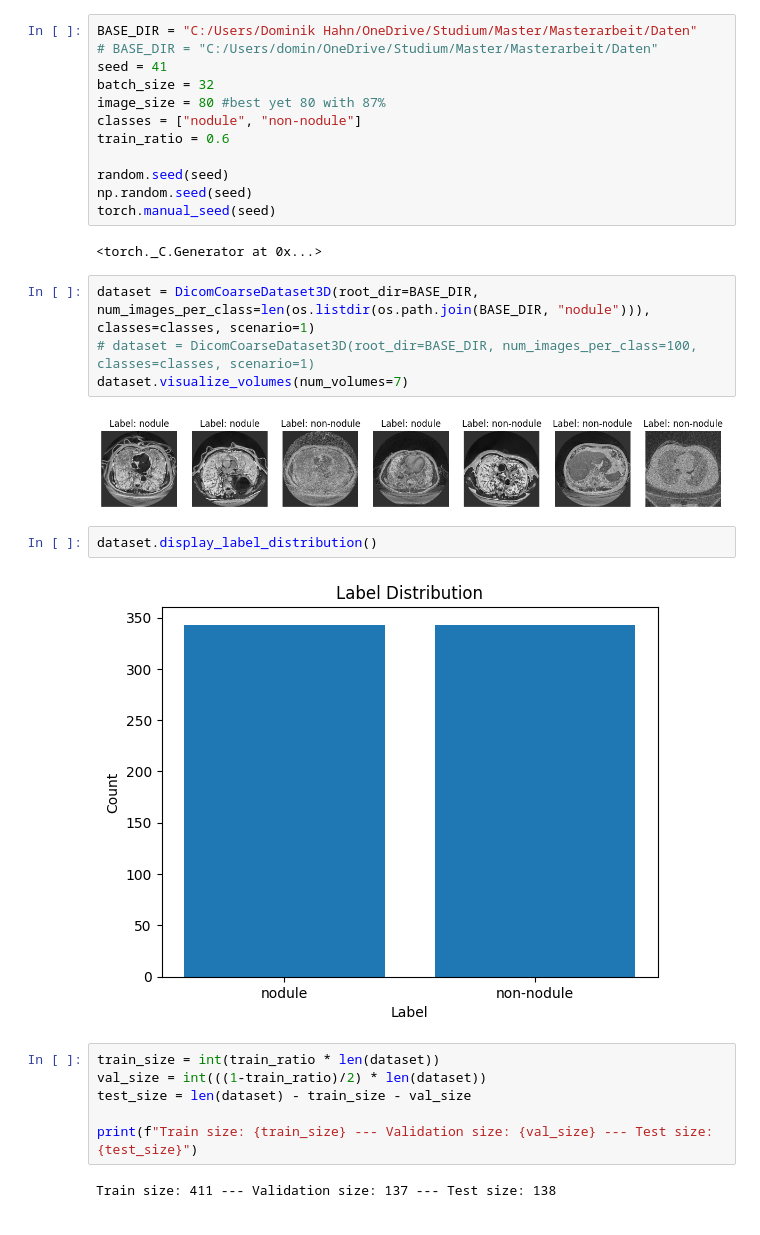
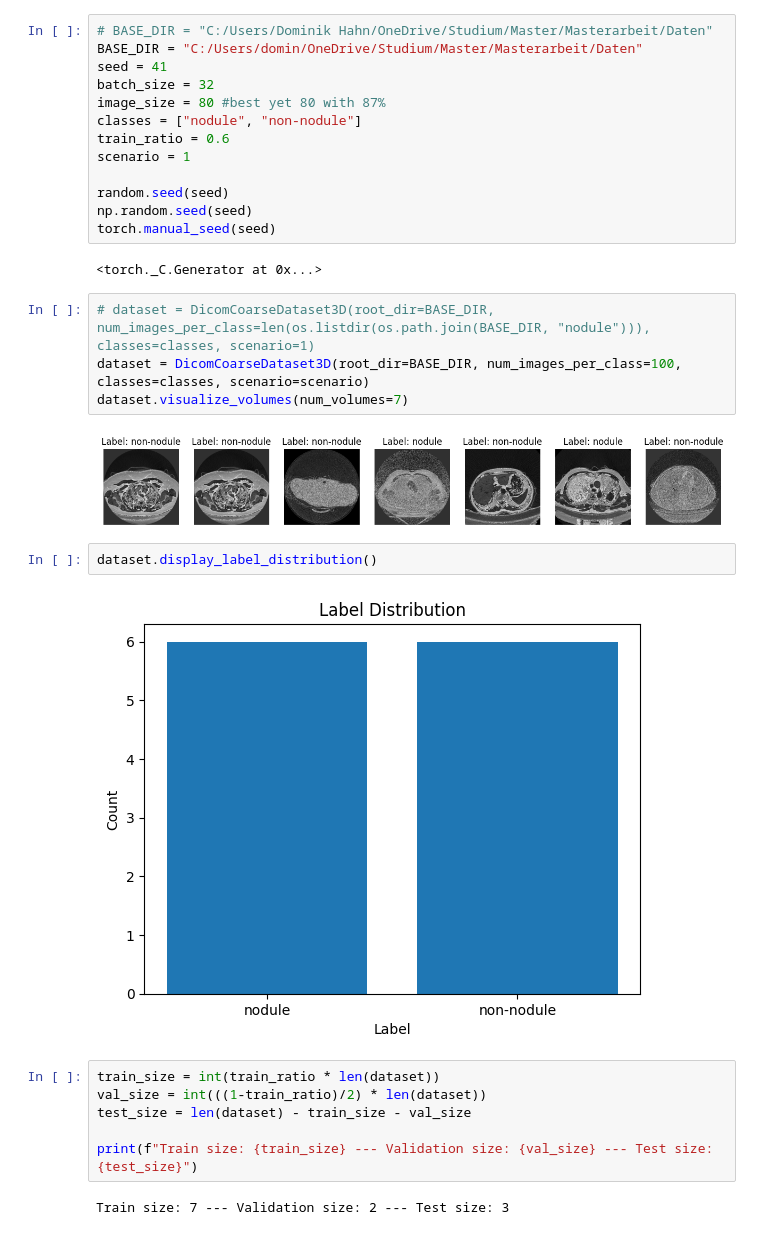
Before and after one commit to DominikHahn1407/Masterarbeit, a Jupyter notebook: Final Models/3dcnn_coarse.ipynb, the cells around one changed output. Drawn from its saved outputs; the diff is of its cells as text.

```diff
--- a/Final Models/3dcnn_coarse.ipynb
+++ b/Final Models/3dcnn_coarse.ipynb
@@ -11,13 +11,14 @@ from Callbacks import EarlyStopping
 from TransferLearningModel import TransferLearningModel
 from utils import DicomCoarseDataset3D
 # %%
-BASE_DIR = "C:/Users/Dominik Hahn/OneDrive/Studium/Master/Masterarbeit/Daten"
-# BASE_DIR = "C:/Users/domin/OneDrive/Studium/Master/Masterarbeit/Daten"
+# BASE_DIR = "C:/Users/Dominik Hahn/OneDrive/Studium/Master/Masterarbeit/Daten"
+BASE_DIR = "C:/Users/domin/OneDrive/Studium/Master/Masterarbeit/Daten"
 seed = 41
 batch_size = 32
 image_size = 80 #best yet 80 with 87%
 classes = ["nodule", "non-nodule"]
 train_ratio = 0.6
+scenario = 1
 
 random.seed(seed)
 np.random.seed(seed)
@@ -25,15 +26,15 @@ torch.manual_seed(seed)
 # %% [output]
 <torch._C.Generator at 0x...>
 # %%
-dataset = DicomCoarseDataset3D(root_dir=BASE_DIR, num_images_per_class=len(os.listdir(os.path.join(BASE_DIR, "nodule"))), classes=classes, scenario=1)
-# dataset = DicomCoarseDataset3D(root_dir=BASE_DIR, num_images_per_class=100, classes=classes, scenario=1)
+# dataset = DicomCoarseDataset3D(root_dir=BASE_DIR, num_images_per_class=len(os.listdir(os.path.join(BASE_DIR, "nodule"))), classes=classes, scenario=1)
+dataset = DicomCoarseDataset3D(root_dir=BASE_DIR, num_images_per_class=100, classes=classes, scenario=scenario)
 dataset.visualize_volumes(num_volumes=7)
 # %% [output]
-[figure, old version]
+[figure, new version]
 # %%
 dataset.display_label_distribution()
 # %% [output]
-[figure, old version]
+[figure, new version]
 # %%
 train_size = int(train_ratio * len(dataset))
 val_size = int(((1-train_ratio)/2) * len(dataset))
@@ -41,6 +42,6 @@ test_size = len(dataset) - train_size - val_size
 
 print(f"Train size: {train_size} --- Validation size: {val_size} --- Test size: {test_size}")
 # %% [output]
-Train size: 411 --- Validation size: 137 --- Test size: 138
+Train size: 7 --- Validation size: 2 --- Test size: 3
 # %%
 print("Processing model: 3D-CNN")
```
Also changed, not shown: parts of 3 cells of this notebook, 6 other files.
